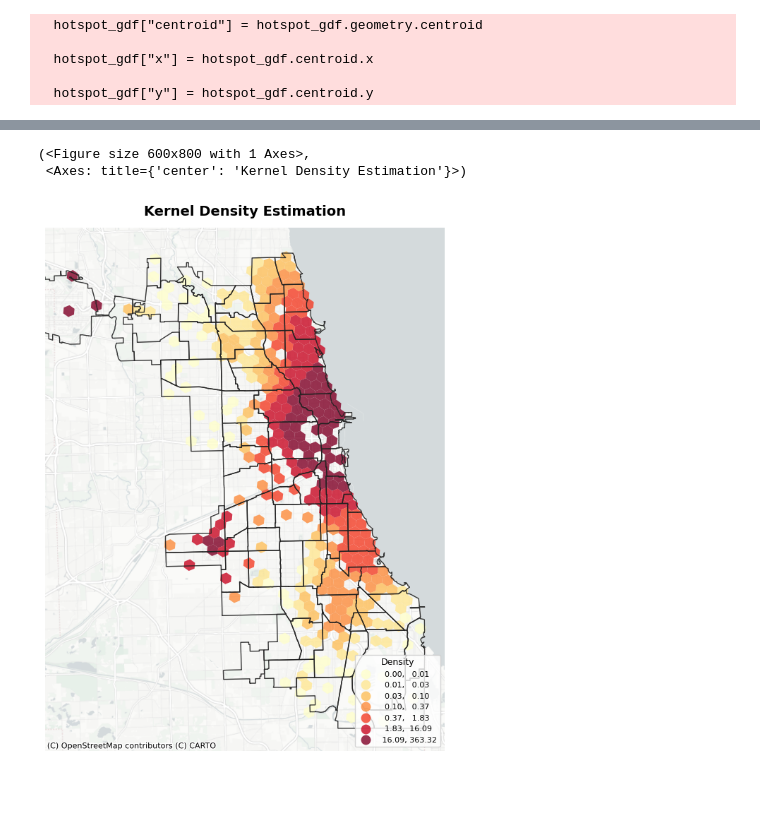
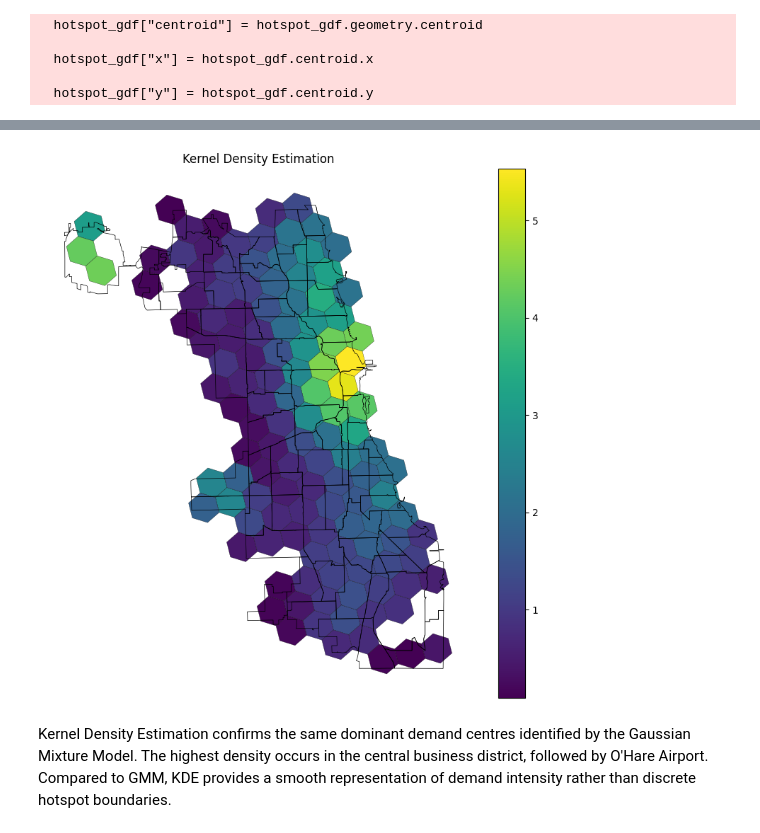
Before and after one commit to larissatheilmann/AAA_Project_Group7, a Jupyter notebook: notebooks/2.1 DescriptiveAnalysisSpatial.ipynb, the cells around one changed output, grey strips where cells are left out. Saved outputs shown, nothing was run; the diff lists cells and outputs as text; code cells hidden in the pictures; blank space fills up the shorter version.

```diff
--- a/notebooks/2.1 DescriptiveAnalysisSpatial.ipynb
+++ b/notebooks/2.1 DescriptiveAnalysisSpatial.ipynb
@@ -779,0 +632,2 @@ Increasing the spatial resolution distributes the observed demand across a large
+# %%
+h3_trip_characteristics = build_h3_geodataframe(h3_stats, "h3_index_pickup_7")
@@ -1051,5 +848,5 @@ from sklearn.neighbors import KernelDensity
 # %%
-hotspot_gdf = pickup_h3["h3_8"].copy()
+hotspot_gdf = h3_trip_characteristics.copy()
 
 hotspot_gdf["centroid"] = hotspot_gdf.geometry.centroid
 
@@ -1155,24 +1056,45 @@ print(means)
 # %%
-#KDE
-
-X = hotspot_gdf[["x","y"]].values
+X = hotspot_gdf[["x", "y"]].to_numpy()
 
 kde = KernelDensity(
     bandwidth=0.015,
-    kernel="gaussian"
+    kernel="gaussian",
 )
 
-kde.fit(X, sample_weight=hotspot_gdf["trip_count"])
+kde.fit(
+    X,
+    sample_weight=hotspot_gdf["trip_count"]
+)
 
-hotspot_gdf["density"] = np.exp(kde.score_samples(X))
+hotspot_gdf["density"] = np.exp(
+    kde.score_samples(X)
+)
 # %%
-create_choropleth_plot(
+fig, ax = plt.subplots(figsize=(8, 8))
 
-    hotspot_gdf,
-    value_col="density",
-    title="Kernel Density Estimation"
+hotspot_gdf["log_density"] = np.log1p(hotspot_gdf["density"])
+
+hotspot_gdf.plot(
+    column="log_density",
+    cmap="viridis",
+    legend=True,
+    ax=ax,
+    edgecolor="black",
+    linewidth=0.2,
 )
+
+community_areas.boundary.plot(
+    ax=ax,
+    color="black",
+    linewidth=0.5,
+)
+
+ax.set_title("Kernel Density Estimation")
+ax.set_axis_off()
+
+plt.tight_layout()
+plt.show()
 # %% [output]
-(<Figure size 600x800 with 1 Axes>,
- <Axes: title={'center': 'Kernel Density Estimation'}>)
-[figure, old version]
+[figure, new version]
+# %% [markdown]
+Kernel Density Estimation confirms the same dominant demand centres identified by the Gaussian Mixture Model. The highest density occurs in the central business district, followed by O'Hare Airport. Compared to GMM, KDE provides a smooth representation of demand intensity rather than discrete hotspot boundaries.
```
Also changed, not shown: parts of 65 cells of this notebook.
